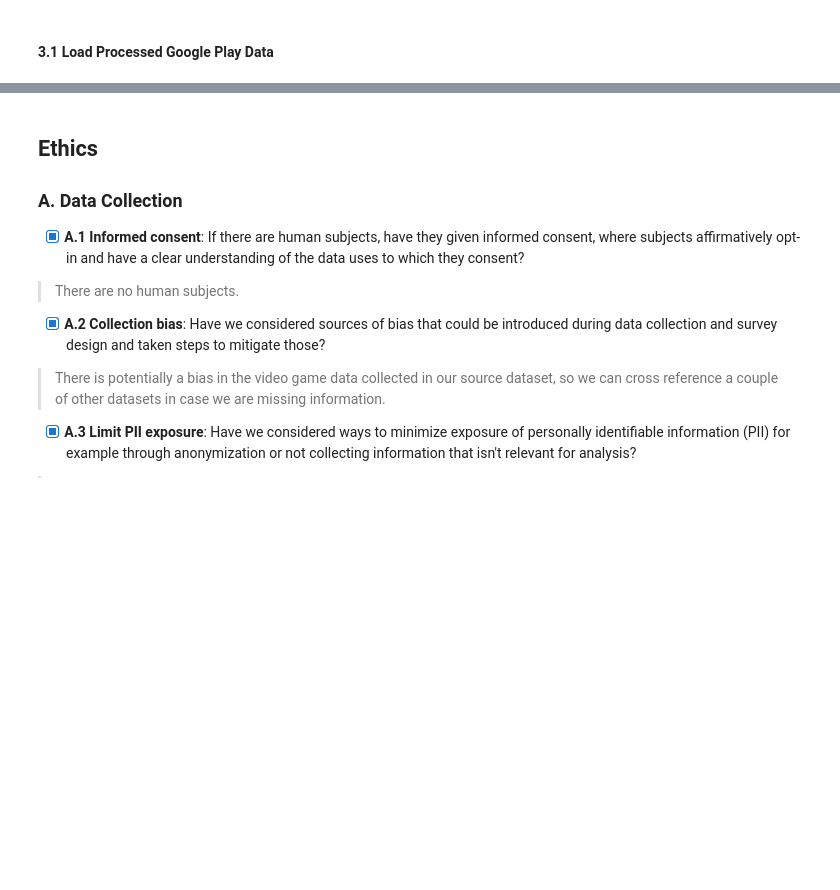
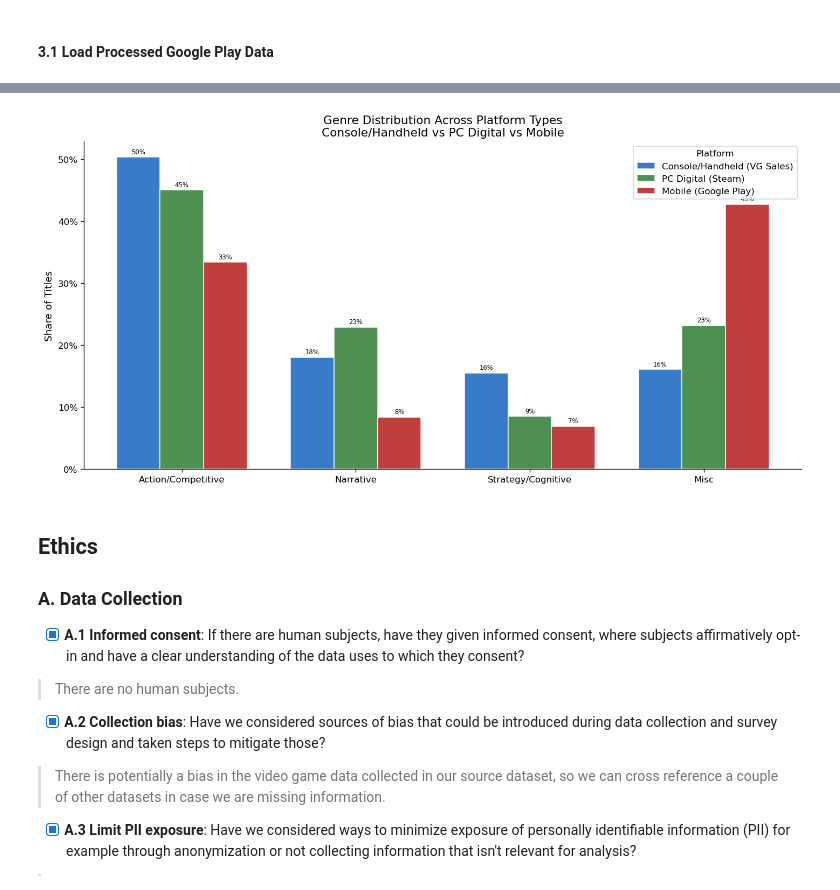
Before and after one commit to COGS108/Group015_WI26, a Jupyter notebook: 03-FinalProject.ipynb, the cells around one changed output, grey strips where cells are left out. Saved outputs shown, nothing was run; the diff lists cells and outputs as text; code cells hidden in the pictures; blank space fills up the shorter version.

```diff
--- a/03-FinalProject.ipynb
+++ b/03-FinalProject.ipynb
@@ -1585,0 +1726,13 @@ The Google Play dataset represents the mobile gaming market. As noted in the EDA
+# %%
+vg_shares = df_vg['Genre_Cat'].value_counts(normalize=True).reindex(GENRES)
+st_shares = df_steam['Genre_Cat'].value_counts(normalize=True).reindex(GENRES)
+gp_shares = df_gp['Genre_Cat'].value_counts(normalize=True).reindex(GENRES)
+
+cross = pd.DataFrame({
+    'Console/Handheld (VG Sales)': vg_shares,
+    'PC Digital (Steam)': st_shares,
+    'Mobile (Google Play)': gp_shares
+})
+
+print('Genre share by platform type (proportion of titles in each category):')
+print(cross.round(3))
@@ -1586,3 +1754,23 @@ The Google Play dataset represents the mobile gaming market. As noted in the EDA
+# %%
+fig, ax = plt.subplots(figsize=(12, 6))
+x = np.arange(len(GENRES))
+w = 0.25
+platform_colors = ['#1565C0', '#2E7D32', '#B71C1C']
+for i, (col, color) in enumerate(zip(cross.columns, platform_colors)):
+    bars = ax.bar(x + i*w, cross[col].values, width=w, label=col, color=color, alpha=0.85, edgecolor='white')
+    for bar, val in zip(bars, cross[col].values):
+        ax.text(bar.get_x() + bar.get_width()/2, bar.get_height() + 0.003, f'{val:.0%}', ha='center', va='bottom', fontsize=7)
+
+ax.set_xticks(x + w)
+ax.set_xticklabels(GENRES, fontsize=10)
+ax.set_ylabel('Share of Titles')
+ax.yaxis.set_major_formatter(mticker.PercentFormatter(xmax=1))
+ax.set_title('Genre Distribution Across Platform Types\nConsole/Handheld vs PC Digital vs Mobile')
+ax.legend(title='Platform')
+plt.tight_layout()
+plt.show()
+# %% [output]
+[figure, added]
 # %% [markdown]
 ## Ethics
 
```
Also changed, not shown: parts of 12 cells of this notebook.
